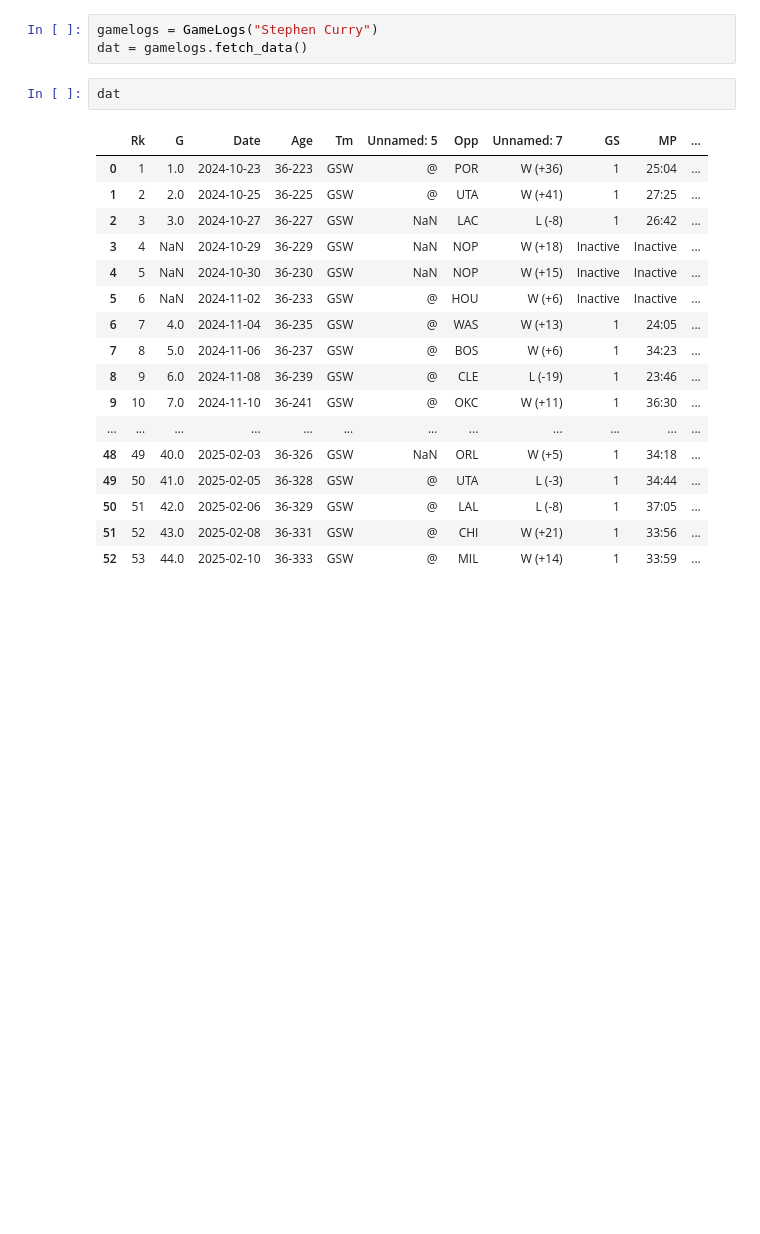
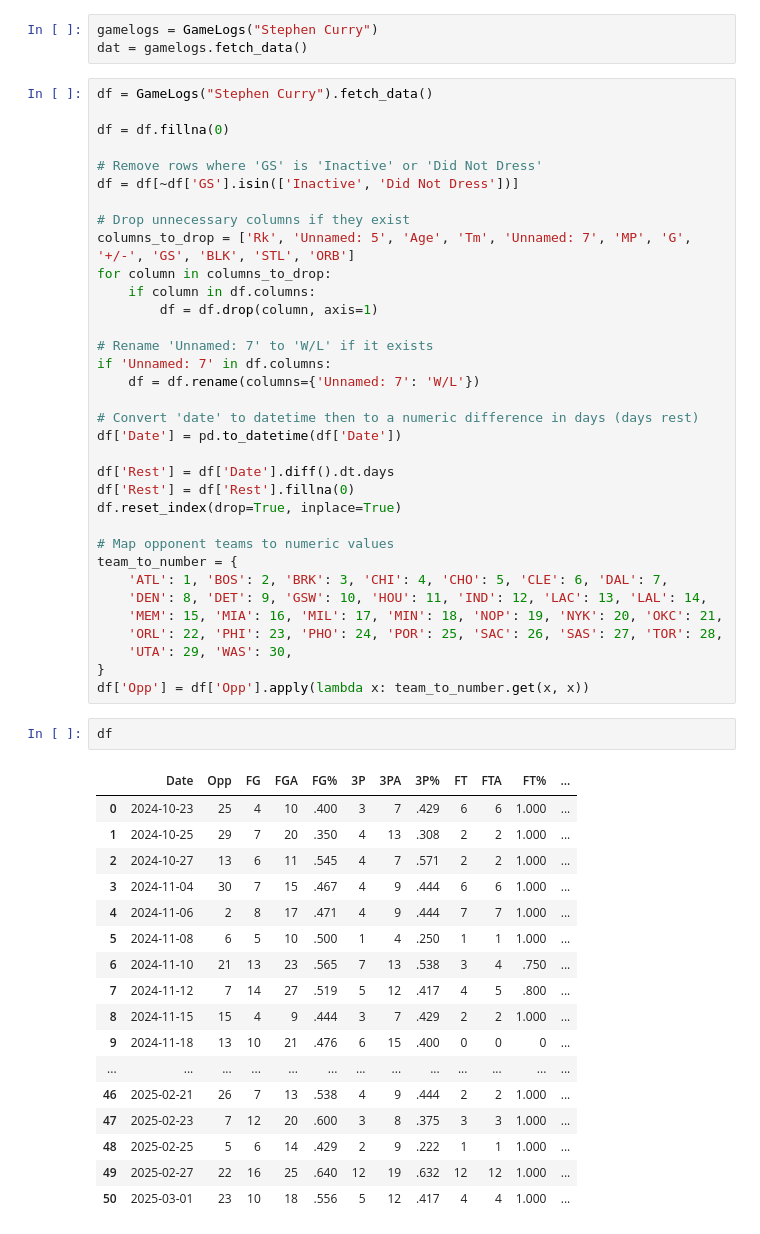
Before and after one commit to jshargo/DSC540-Project, a Jupyter notebook: prediction.ipynb, the cells around one changed output. Cells and saved outputs as stored; diff of their text form; blank space fills up the shorter version.

Commit message:
Add data cleaning code

```diff
--- a/prediction.ipynb
+++ b/prediction.ipynb
@@ -5,23 +5,57 @@ from scraper import GameLogs
 # %%
 gamelogs = GameLogs("Stephen Curry")
 dat = gamelogs.fetch_data()
-# %%
-dat
-# %% [output]
-|  | Rk | G | Date | Age | Tm | Unnamed: 5 | Opp | Unnamed: 7 | GS | MP | ... |
-| 0 | 1 | 1.0 | 2024-10-23 | 36-223 | GSW | @ | POR | W (+36) | 1 | 25:04 | ... |
-| 1 | 2 | 2.0 | 2024-10-25 | 36-225 | GSW | @ | UTA | W (+41) | 1 | 27:25 | ... |
-| 2 | 3 | 3.0 | 2024-10-27 | 36-227 | GSW | NaN | LAC | L (-8) | 1 | 26:42 | ... |
-| 3 | 4 | NaN | 2024-10-29 | 36-229 | GSW | NaN | NOP | W (+18) | Inactive | Inactive | ... |
-| 4 | 5 | NaN | 2024-10-30 | 36-230 | GSW | NaN | NOP | W (+15) | Inactive | Inactive | ... |
-| 5 | 6 | NaN | 2024-11-02 | 36-233 | GSW | @ | HOU | W (+6) | Inactive | Inactive | ... |
-| 6 | 7 | 4.0 | 2024-11-04 | 36-235 | GSW | @ | WAS | W (+13) | 1 | 24:05 | ... |
-| 7 | 8 | 5.0 | 2024-11-06 | 36-237 | GSW | @ | BOS | W (+6) | 1 | 34:23 | ... |
-| 8 | 9 | 6.0 | 2024-11-08 | 36-239 | GSW | @ | CLE | L (-19) | 1 | 23:46 | ... |
-| 9 | 10 | 7.0 | 2024-11-10 | 36-241 | GSW | @ | OKC | W (+11) | 1 | 36:30 | ... |
-| ... | ... | ... | ... | ... | ... | ... | ... | ... | ... | ... | ... |
-| 48 | 49 | 40.0 | 2025-02-03 | 36-326 | GSW | NaN | ORL | W (+5) | 1 | 34:18 | ... |
-| 49 | 50 | 41.0 | 2025-02-05 | 36-328 | GSW | @ | UTA | L (-3) | 1 | 34:44 | ... |
-| 50 | 51 | 42.0 | 2025-02-06 | 36-329 | GSW | @ | LAL | L (-8) | 1 | 37:05 | ... |
-| 51 | 52 | 43.0 | 2025-02-08 | 36-331 | GSW | @ | CHI | W (+21) | 1 | 33:56 | ... |
-| 52 | 53 | 44.0 | 2025-02-10 | 36-333 | GSW | @ | MIL | W (+14) | 1 | 33:59 | ... |
+# %%
+df = GameLogs("Stephen Curry").fetch_data()
+
+df = df.fillna(0)
+
+# Remove rows where 'GS' is 'Inactive' or 'Did Not Dress'
+df = df[~df['GS'].isin(['Inactive', 'Did Not Dress'])]
+
+# Drop unnecessary columns if they exist
+columns_to_drop = ['Rk', 'Unnamed: 5', 'Age', 'Tm', 'Unnamed: 7', 'MP', 'G', '+/-', 'GS', 'BLK', 'STL', 'ORB']
+for column in columns_to_drop:
+    if column in df.columns:
+        df = df.drop(column, axis=1)
+
+# Rename 'Unnamed: 7' to 'W/L' if it exists
+if 'Unnamed: 7' in df.columns:
+    df = df.rename(columns={'Unnamed: 7': 'W/L'})
+
+# Convert 'date' to datetime then to a numeric difference in days (days rest)
+df['Date'] = pd.to_datetime(df['Date'])
+
+df['Rest'] = df['Date'].diff().dt.days
+df['Rest'] = df['Rest'].fillna(0)
+df.reset_index(drop=True, inplace=True)
+
+# Map opponent teams to numeric values
+team_to_number = {
+    'ATL': 1, 'BOS': 2, 'BRK': 3, 'CHI': 4, 'CHO': 5, 'CLE': 6, 'DAL': 7,
+    'DEN': 8, 'DET': 9, 'GSW': 10, 'HOU': 11, 'IND': 12, 'LAC': 13, 'LAL': 14,
+    'MEM': 15, 'MIA': 16, 'MIL': 17, 'MIN': 18, 'NOP': 19, 'NYK': 20, 'OKC': 21,
+    'ORL': 22, 'PHI': 23, 'PHO': 24, 'POR': 25, 'SAC': 26, 'SAS': 27, 'TOR': 28,
+    'UTA': 29, 'WAS': 30,
+}
+df['Opp'] = df['Opp'].apply(lambda x: team_to_number.get(x, x))
+# %%
+df
+# %% [output]
+|  | Date | Opp | FG | FGA | FG% | 3P | 3PA | 3P% | FT | FTA | FT% | ... |
+| 0 | 2024-10-23 | 25 | 4 | 10 | .400 | 3 | 7 | .429 | 6 | 6 | 1.000 | ... |
+| 1 | 2024-10-25 | 29 | 7 | 20 | .350 | 4 | 13 | .308 | 2 | 2 | 1.000 | ... |
+| 2 | 2024-10-27 | 13 | 6 | 11 | .545 | 4 | 7 | .571 | 2 | 2 | 1.000 | ... |
+| 3 | 2024-11-04 | 30 | 7 | 15 | .467 | 4 | 9 | .444 | 6 | 6 | 1.000 | ... |
+| 4 | 2024-11-06 | 2 | 8 | 17 | .471 | 4 | 9 | .444 | 7 | 7 | 1.000 | ... |
+| 5 | 2024-11-08 | 6 | 5 | 10 | .500 | 1 | 4 | .250 | 1 | 1 | 1.000 | ... |
+| 6 | 2024-11-10 | 21 | 13 | 23 | .565 | 7 | 13 | .538 | 3 | 4 | .750 | ... |
+| 7 | 2024-11-12 | 7 | 14 | 27 | .519 | 5 | 12 | .417 | 4 | 5 | .800 | ... |
+| 8 | 2024-11-15 | 15 | 4 | 9 | .444 | 3 | 7 | .429 | 2 | 2 | 1.000 | ... |
+| 9 | 2024-11-18 | 13 | 10 | 21 | .476 | 6 | 15 | .400 | 0 | 0 | 0 | ... |
+| ... | ... | ... | ... | ... | ... | ... | ... | ... | ... | ... | ... | ... |
+| 46 | 2025-02-21 | 26 | 7 | 13 | .538 | 4 | 9 | .444 | 2 | 2 | 1.000 | ... |
+| 47 | 2025-02-23 | 7 | 12 | 20 | .600 | 3 | 8 | .375 | 3 | 3 | 1.000 | ... |
+| 48 | 2025-02-25 | 5 | 6 | 14 | .429 | 2 | 9 | .222 | 1 | 1 | 1.000 | ... |
+| 49 | 2025-02-27 | 22 | 16 | 25 | .640 | 12 | 19 | .632 | 12 | 12 | 1.000 | ... |
+| 50 | 2025-03-01 | 23 | 10 | 18 | .556 | 5 | 12 | .417 | 4 | 4 | 1.000 | ... |
```
